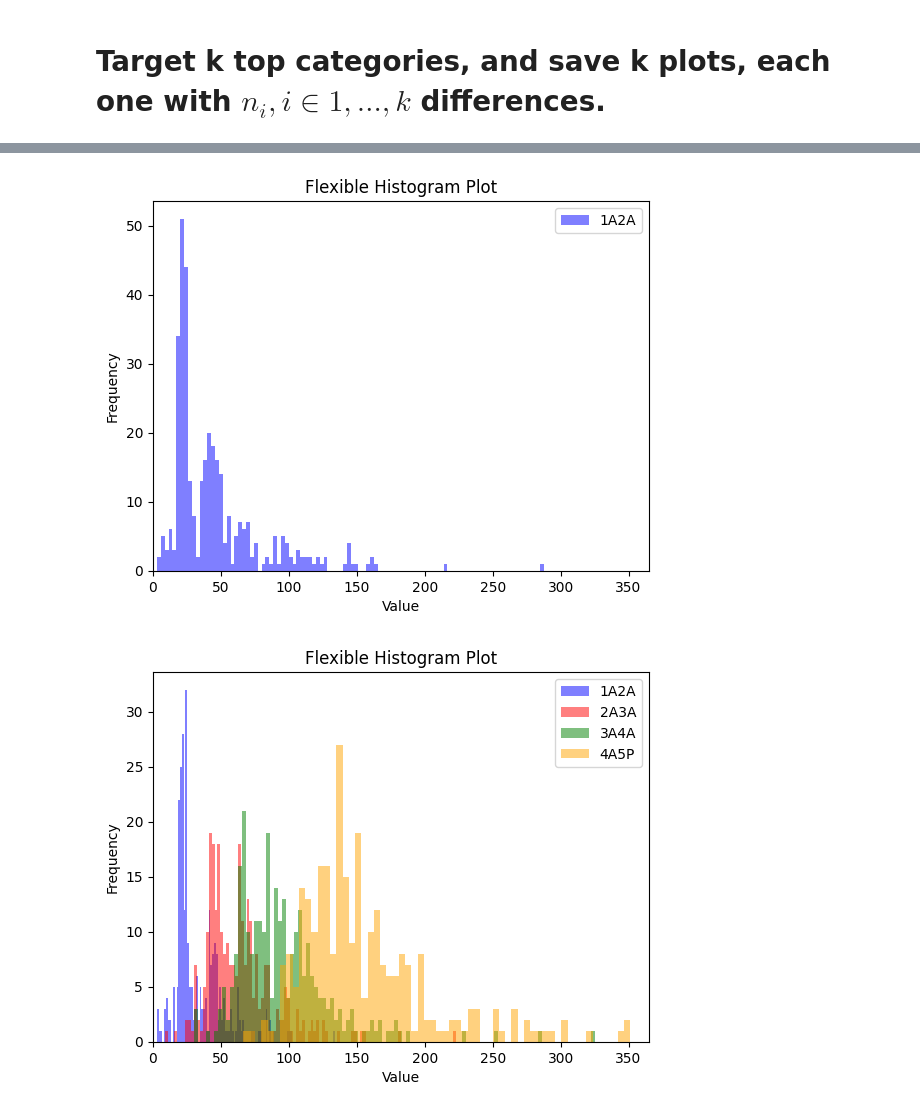
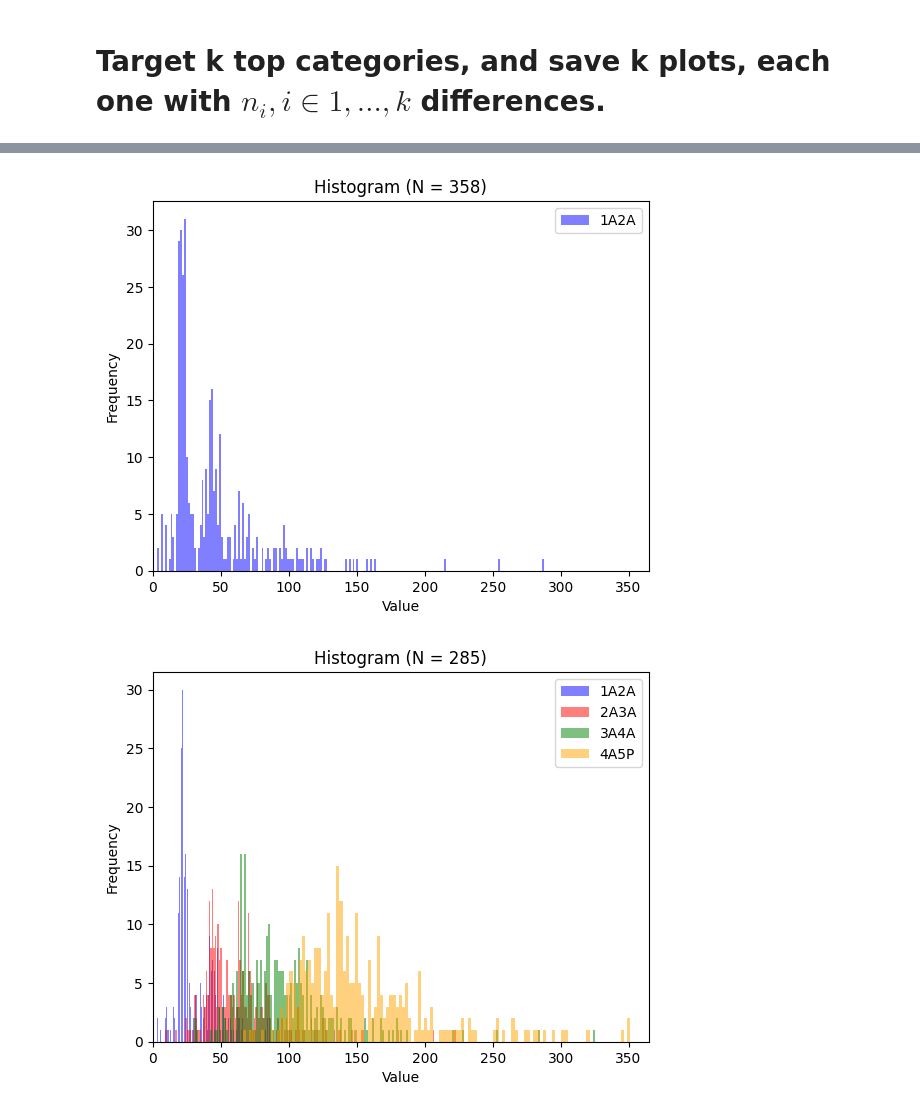
Before and after one commit to jagcha/JEPL, a Jupyter notebook: core/US25UW990JEPL.02.ipynb, the cells around one changed output, grey strips where cells are left out. Saved outputs shown, nothing was run; the diff lists cells and outputs as text; code cells hidden in the pictures.

```diff
--- a/core/US25UW990JEPL.02.ipynb
+++ b/core/US25UW990JEPL.02.ipynb
@@ -448,10 +447,10 @@ for k in td:
         v = []
         for l in td[k]:
             v += [l[s]]
-        plt.hist(v, bins=100, alpha=0.5, label=nm, color=cl)
+        plt.hist(v, bins=200, alpha=0.5, label=nm, color=cl)
     # Finalize plot
     plt.legend()
-    plt.title("Flexible Histogram Plot")
+    plt.title(f"Histogram (N = {len(v)})")
     plt.xlabel("Value")
     plt.ylabel("Frequency")
     plt.xlim(0, 365)
@@ -467,2 +466,2 @@ for k in td:
-[figure, old version]
+[figure, new version]
-[figure, old version]
+[figure, new version]
```
Also changed, not shown: parts of 13 cells of this notebook, 2 other files.
